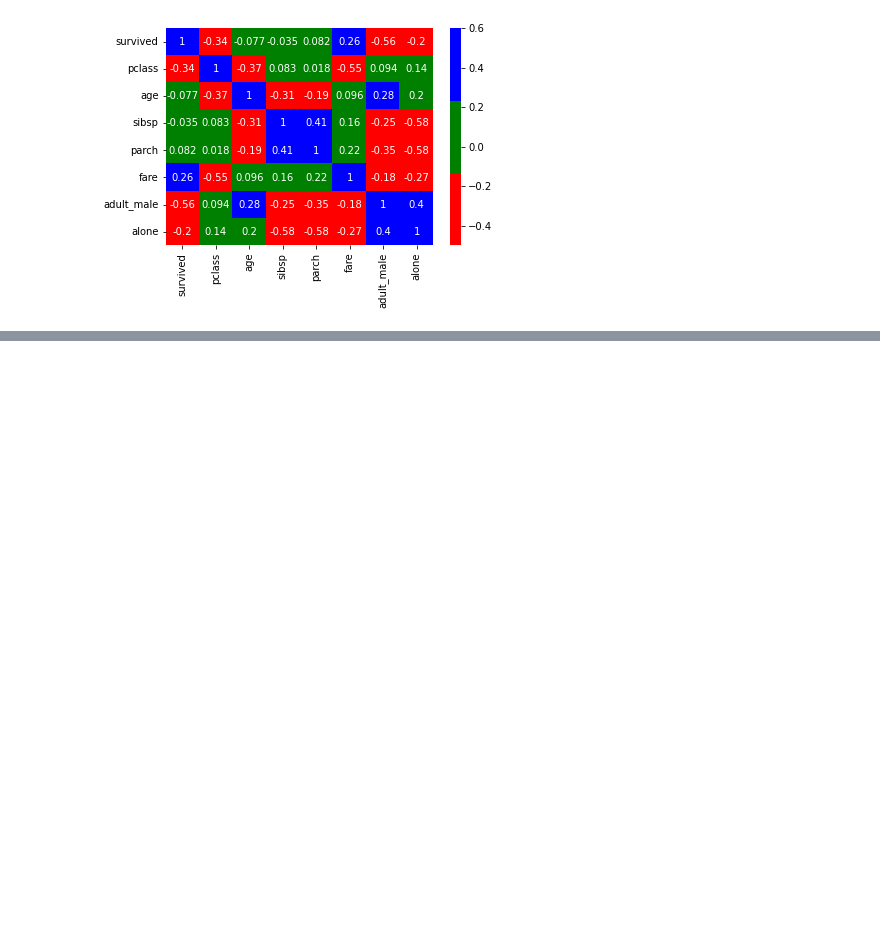
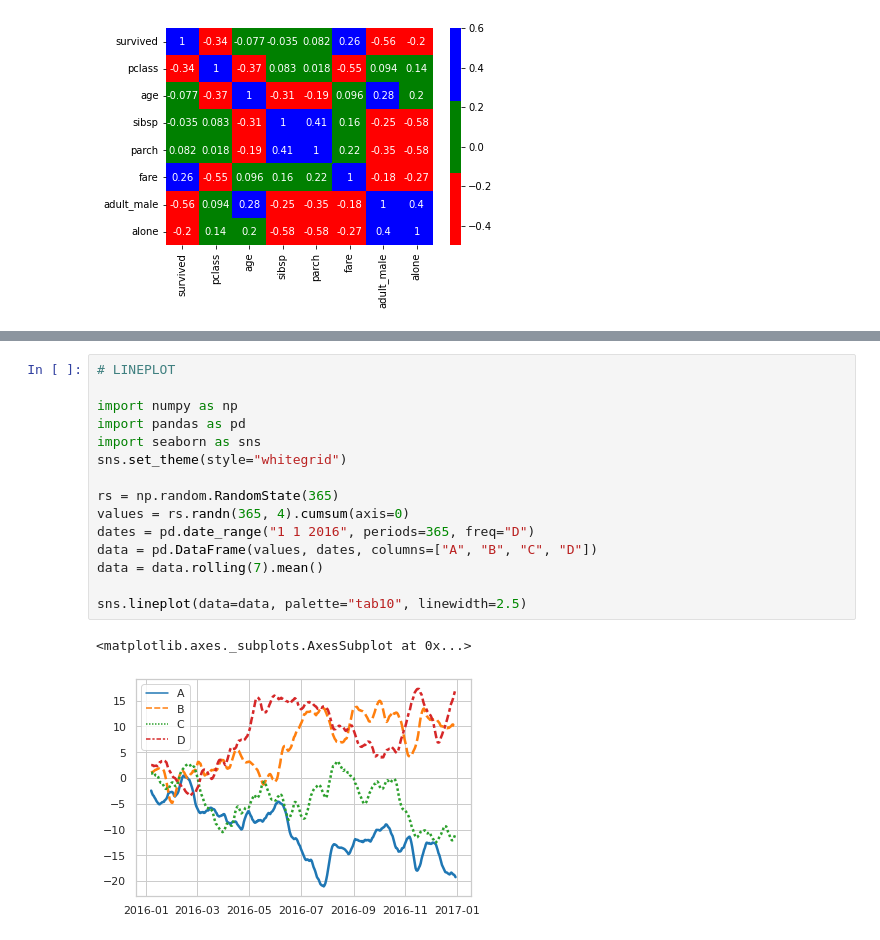
Before and after one commit to chiany3/MachineLearning, a Jupyter notebook: Week 4/Week_4_Data_Visualization.ipynb, the cells around one changed output, grey strips where cells are left out. Saved outputs shown, nothing was run; the diff lists cells and outputs as text; blank space fills up the shorter version.

```diff
--- a/Week 4/Week_4_Data_Visualization.ipynb
+++ b/Week 4/Week_4_Data_Visualization.ipynb
@@ -83,0 +125,18 @@ vmin = -.5 , vmax = 0.6,annot = True)
+# %%
+# LINEPLOT
+
+import numpy as np
+import pandas as pd
+import seaborn as sns
+sns.set_theme(style="whitegrid")
+
+rs = np.random.RandomState(365)
+values = rs.randn(365, 4).cumsum(axis=0)
+dates = pd.date_range("1 1 2016", periods=365, freq="D")
+data = pd.DataFrame(values, dates, columns=["A", "B", "C", "D"])
+data = data.rolling(7).mean()
+
+sns.lineplot(data=data, palette="tab10", linewidth=2.5)
+# %% [output]
+<matplotlib.axes._subplots.AxesSubplot at 0x...>
+[figure, added]
```
Also changed, not shown: parts of 6 cells of this notebook.
